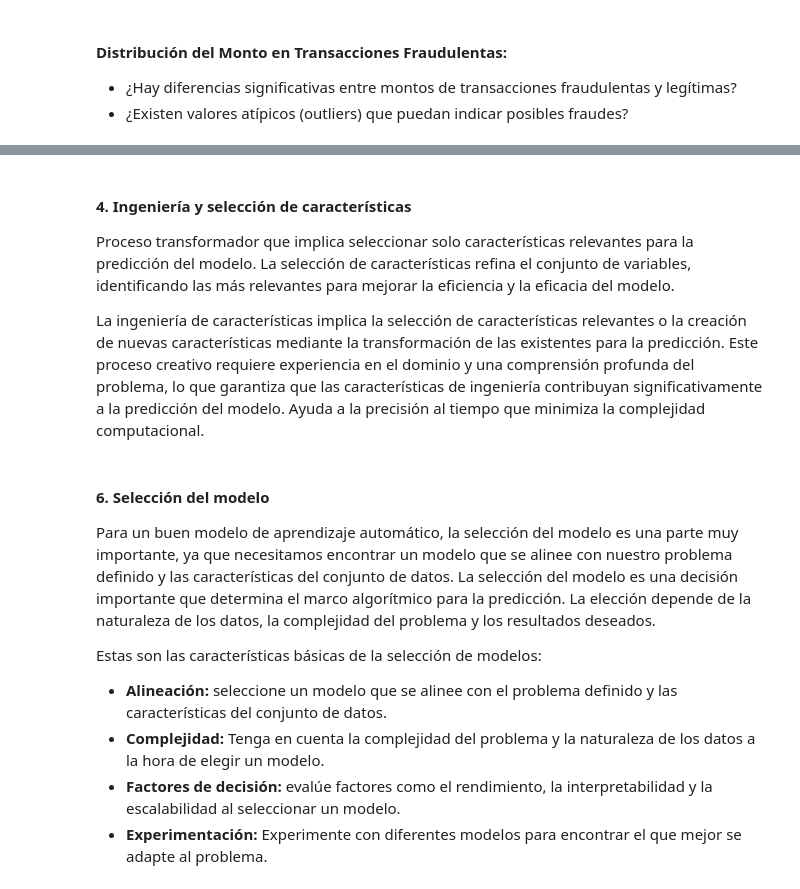
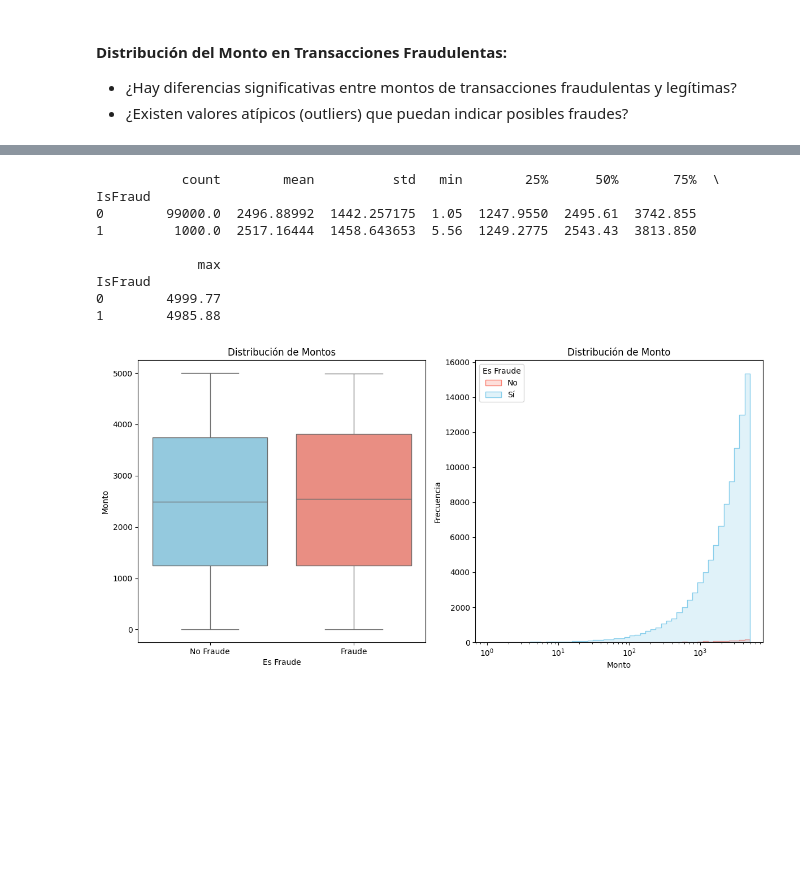
Before and after one commit to angemaria25/credit-card-fraud-detection, a Jupyter notebook: main.ipynb, the cells around one changed output, grey strips where cells are left out. Saved outputs shown, nothing was run; the diff lists cells and outputs as text; code cells hidden in the pictures; blank space fills up the shorter version.

```diff
--- a/main.ipynb
+++ b/main.ipynb
@@ -216,12 +185,0 @@ plt.show()
-# %%
-# Convertir a datetime y extraer características temporales
-data['TransactionDate'] = pd.to_datetime(data['TransactionDate'])
-data['Hour'] = data['TransactionDate'].dt.hour
-data['DayOfWeek'] = data['TransactionDate'].dt.day_name()
-data['Month'] = data['TransactionDate'].dt.month_name()
-
-# Fraudes por hora del día
-plt.figure(figsize=(12, 6))
-sns.countplot(x='Hour', hue='IsFraud', data=data)
-plt.title('Transacciones Fraudulentas por Hora del Día')
-plt.show()
@@ -230,9 +185,0 @@ plt.show()
-# %%
-data['TransactionDate'] = pd.to_datetime(data['TransactionDate'], errors='coerce')
-data['Hour'] = data['TransactionDate'].dt.hour
-
-sns.histplot(data[data['IsFraud'] == 1]['Hour'], bins=24, color='red')
-plt.title('Frecuencia de fraudes por hora del día')
-plt.xlabel('Hora')
-plt.ylabel('Número de fraudes')
-plt.show()
@@ -302,14 +186,35 @@ plt.show()
-# %% [markdown]
-#### 4. **Ingeniería y selección de características**
-Proceso transformador que implica seleccionar solo características relevantes para la predicción del modelo. La selección de características refina el conjunto de variables, identificando las más relevantes para mejorar la eficiencia y la eficacia del modelo.
-
-La ingeniería de características implica la selección de características relevantes o la creación de nuevas características mediante la transformación de las existentes para la predicción. Este proceso creativo requiere experiencia en el dominio y una comprensión profunda del problema, lo que garantiza que las características de ingeniería contribuyan significativamente a la predicción del modelo. Ayuda a la precisión al tiempo que minimiza la complejidad computacional.
-# %% [markdown]
-#### 6. **Selección del modelo**
-Para un buen modelo de aprendizaje automático, la selección del modelo es una parte muy importante, ya que necesitamos encontrar un modelo que se alinee con nuestro problema definido y las características del conjunto de datos. La selección del modelo es una decisión importante que determina el marco algorítmico para la predicción. La elección depende de la naturaleza de los datos, la complejidad del problema y los resultados deseados.
-
-Estas son las características básicas de la selección de modelos:
-- **Alineación:** seleccione un modelo que se alinee con el problema definido y las características del conjunto de datos.
-- **Complejidad:** Tenga en cuenta la complejidad del problema y la naturaleza de los datos a la hora de elegir un modelo.
-- **Factores de decisión:**  evalúe factores como el rendimiento, la interpretabilidad y la escalabilidad al seleccionar un modelo.
-- **Experimentación:** Experimente con diferentes modelos para encontrar el que mejor se adapte al problema.
+# %%
+print(data.groupby('IsFraud')['Amount'].describe())
+
+plt.figure(figsize=(12, 6))
+
+plt.subplot(1, 2, 1)
+sns.boxplot(x='IsFraud', y='Amount', data=data, hue='IsFraud',
+            palette=['skyblue', 'salmon'], showfliers=True, legend=False)
+plt.title('Distribución de Montos')
+plt.ylabel('Monto')
+plt.xlabel('Es Fraude')
+plt.xticks([0, 1], ['No Fraude', 'Fraude'])
+
+plt.subplot(1, 2, 2)
+sns.histplot(data=data, x='Amount', hue='IsFraud',
+                bins=50, element='step', common_norm=False,
+                palette=['skyblue', 'salmon'], log_scale=True)
+plt.title('Distribución de Monto')
+plt.xlabel('Monto')
+plt.ylabel('Frecuencia')
+plt.legend(title='Es Fraude', labels=['No', 'Sí'])
+
+plt.tight_layout()
+plt.show()
+# %% [output]
+           count        mean          std   min        25%      50%       75%  \
+IsFraud
+0        99000.0  2496.88992  1442.257175  1.05  1247.9550  2495.61  3742.855
+1         1000.0  2517.16444  1458.643653  5.56  1249.2775  2543.43  3813.850
+
+             max
+IsFraud
+0        4999.77
+1        4985.88
+[figure, added]
```
Also changed, not shown: parts of 66 cells of this notebook.
